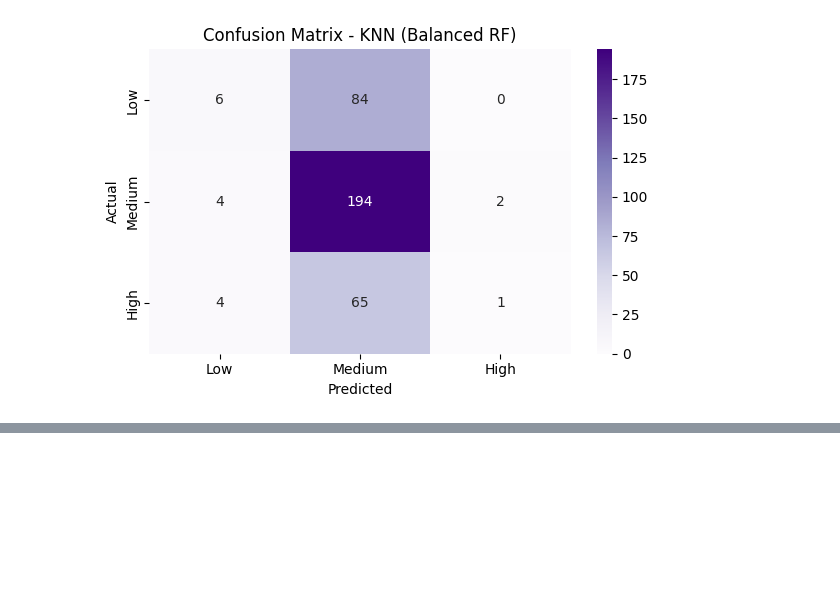
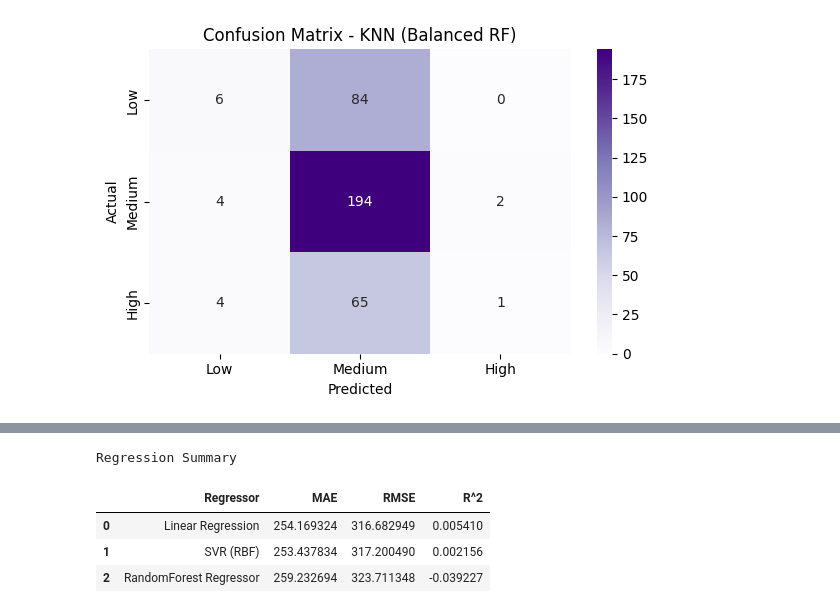
Before and after one commit to donaann84/PROJECT, a Jupyter notebook: Main_Project.ipynb, the cells around one changed output, grey strips where cells are left out. Saved outputs shown, nothing was run; the diff lists cells and outputs as text; code cells hidden in the pictures; blank space fills up the shorter version.

```diff
--- a/Main_Project.ipynb
+++ b/Main_Project.ipynb
@@ -929,0 +909,28 @@ R2: LR = 0.0023583354066840645 , RFReg = -0.03154366148686227 , SVR = -0.0001923
+# %%
+# Regression Result
+
+def summarize_regressors(y_true, preds):
+    rows = []
+    for name, y_pred in preds.items():
+        mae  = mean_absolute_error(y_true, y_pred)
+        rmse = np.sqrt(mean_squared_error(y_true, y_pred))
+        r2   = r2_score(y_true, y_pred)
+        rows.append({"Regressor": name, "MAE": mae, "RMSE": rmse, "R^2": r2})
+    return pd.DataFrame(rows).sort_values("R^2", ascending=False).reset_index(drop=True)
+
+reg_summary = summarize_regressors(
+    y_REG_test,
+    {
+        "Linear Regression":        y_pred_lin_REG,
+        "RandomForest Regressor":   y_pred_rf_REG,
+        "SVR (RBF)":                y_pred_svr_REG
+    }
+)
+print("Regression Summary")
+display(reg_summary)
+# %% [output]
+Regression Summary
+|  | Regressor | MAE | RMSE | R^2 |
+| 0 | Linear Regression | 254.169324 | 316.682949 | 0.005410 |
+| 1 | SVR (RBF) | 253.437834 | 317.200490 | 0.002156 |
+| 2 | RandomForest Regressor | 259.232694 | 323.711348 | -0.039227 |
```
Also changed, not shown: parts of 33 cells of this notebook.
